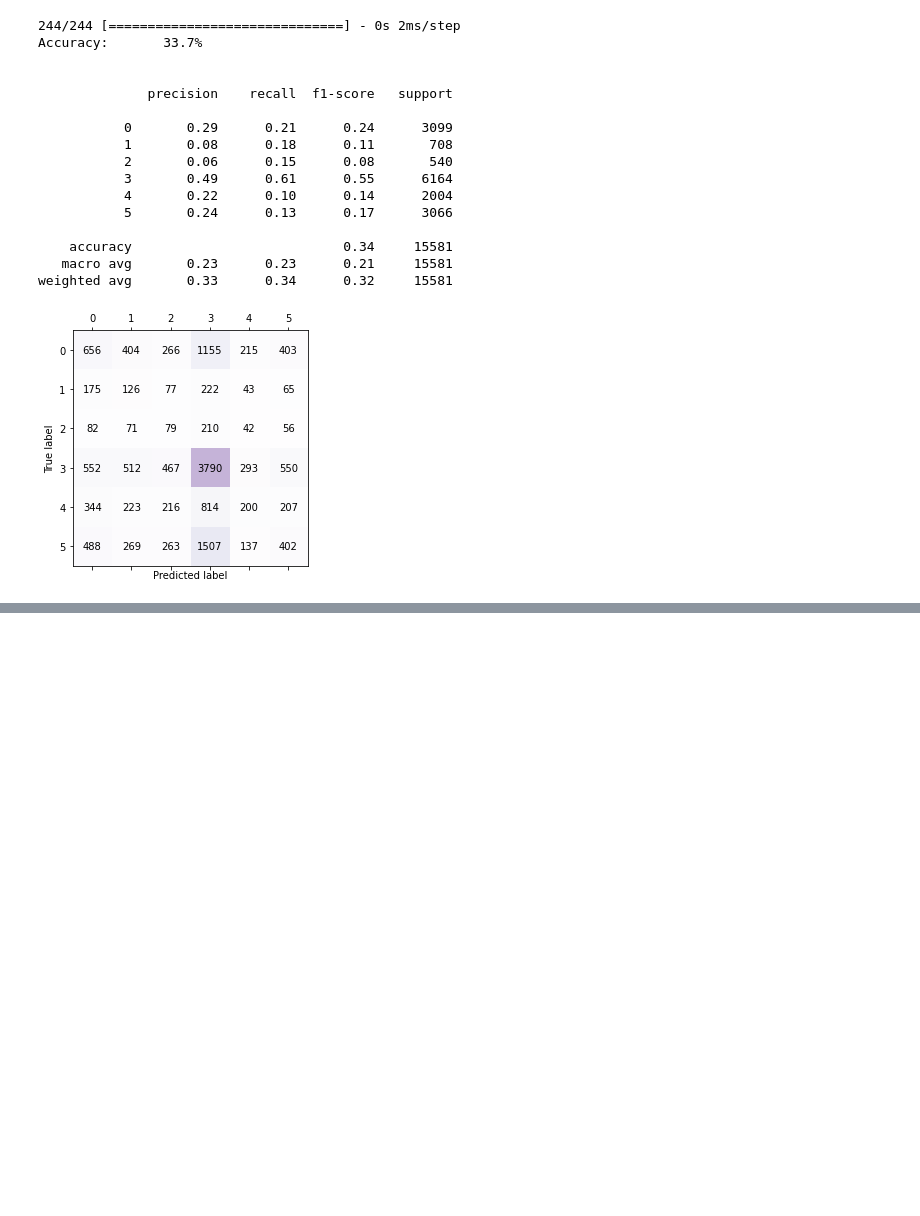
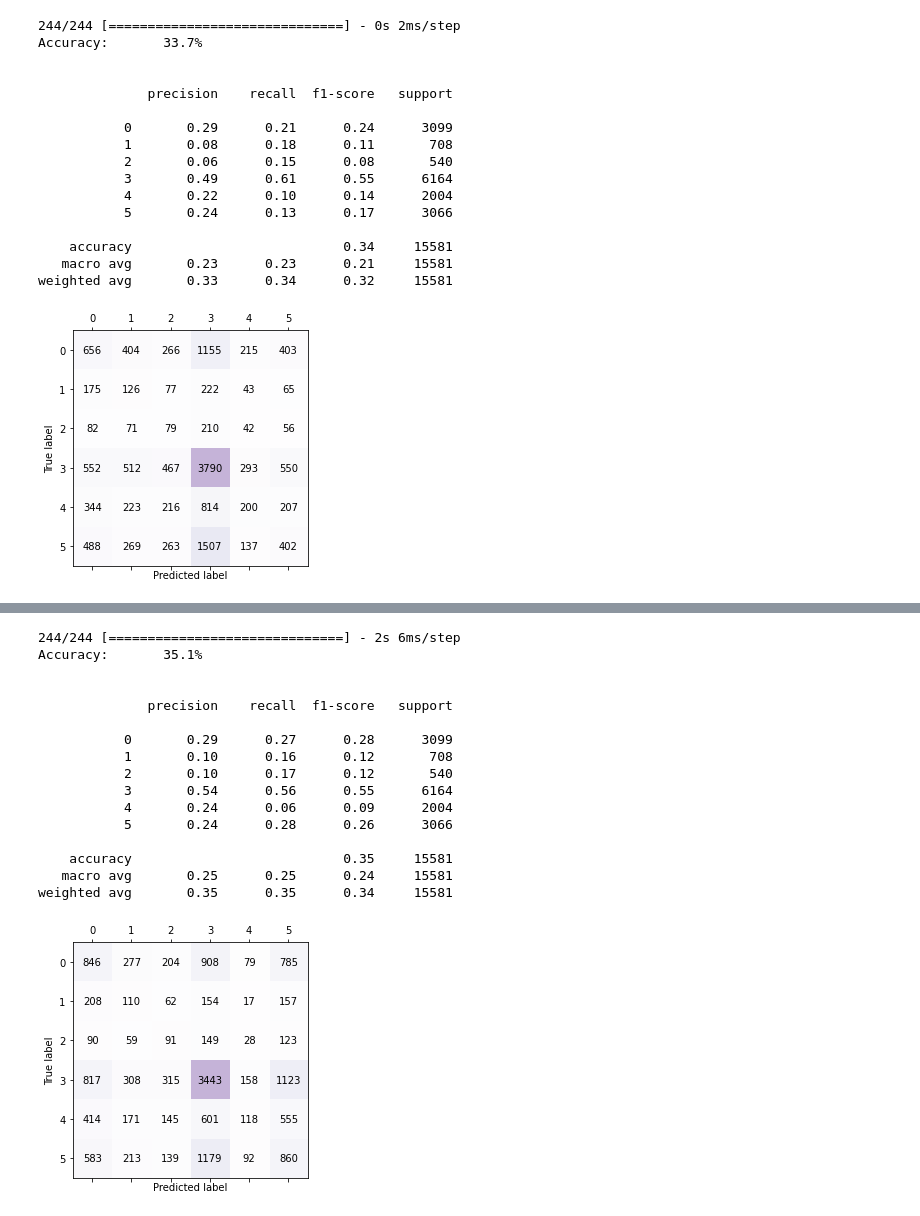
Before and after one commit to ppkgtmm/emotion, a Jupyter notebook: sample_emo.ipynb, the cells around one changed output, grey strips where cells are left out. Saved outputs shown, nothing was run; the diff lists cells and outputs as text; code cells hidden in the pictures; blank space fills up the shorter version.

```diff
--- a/sample_emo.ipynb
+++ b/sample_emo.ipynb
@@ -492,0 +516,20 @@ cb_ls = get_callbacks('lstm.h5')
+# %%
+model_evaluate(ls_model, sequence_test, test_target, 64)
+# %% [output]
+244/244 [==============================] - 2s 6ms/step
+Accuracy:       35.1%
+
+
+              precision    recall  f1-score   support
+
+           0       0.29      0.27      0.28      3099
+           1       0.10      0.16      0.12       708
+           2       0.10      0.17      0.12       540
+           3       0.54      0.56      0.55      6164
+           4       0.24      0.06      0.09      2004
+           5       0.24      0.28      0.26      3066
+
+    accuracy                           0.35     15581
+   macro avg       0.25      0.25      0.24     15581
+weighted avg       0.35      0.35      0.34     15581
+[figure, added]
```
Also changed, not shown: parts of 5 cells of this notebook.
